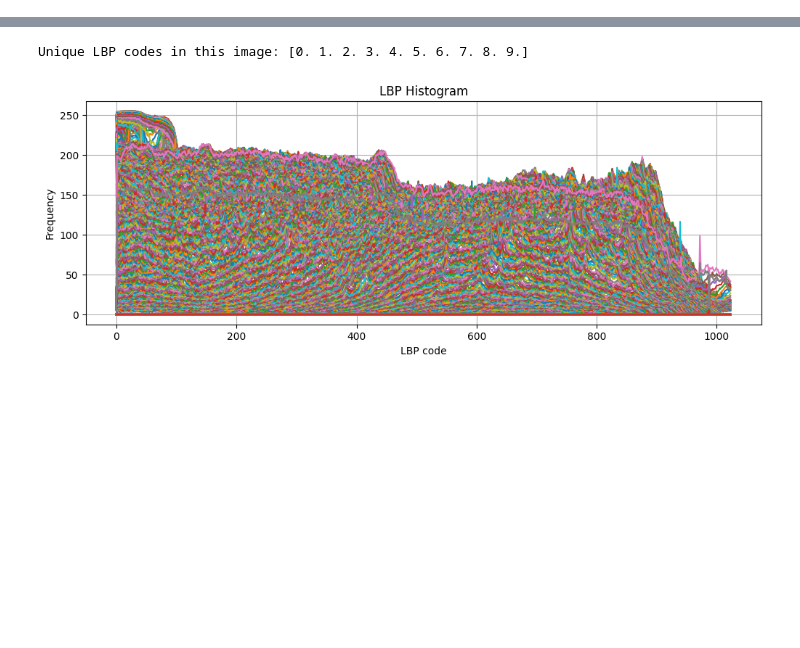
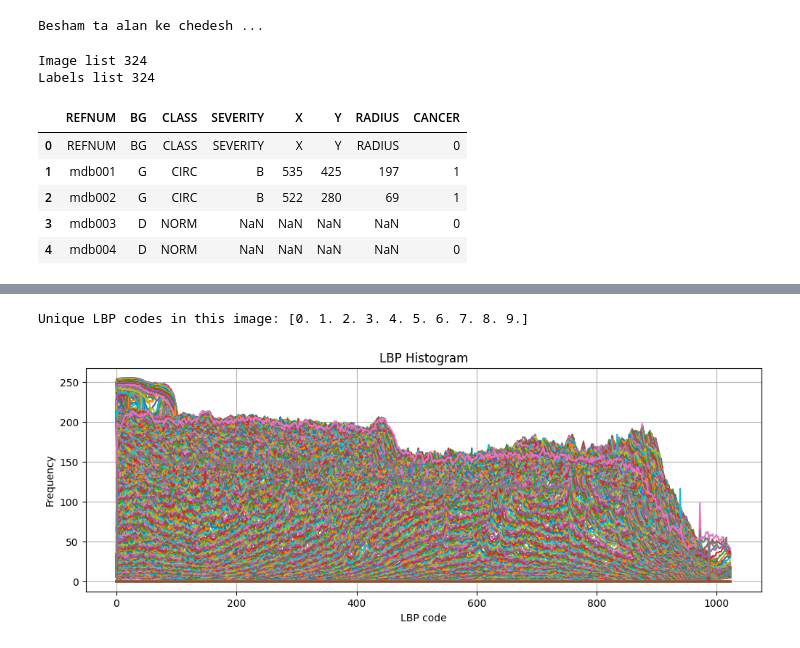
Before and after one commit to Ali-Alian/BCD, a Jupyter notebook: LBP.ipynb, the cells around one changed output, grey strips where cells are left out. Drawn from its saved outputs; the diff is of its cells as text; code cells hidden in the pictures; blank space fills up the shorter version.

```diff
--- a/LBP.ipynb
+++ b/LBP.ipynb
@@ -23,6 +23,47 @@ from tensorflow.keras.models import Model
 from tensorflow.keras.layers import Dense, GlobalAveragePooling2D, Dropout
 from tensorflow.keras.applications import EfficientNetB0
 from tensorflow.keras.preprocessing.image import ImageDataGenerator
+# %%
+# Loud the data folder and the images
+col_names = ['REFNUM', 'BG', 'CLASS', 'SEVERITY', 'X', 'Y', 'RADIUS']
+df = pd.read_csv('data2.txt', sep="\s+", names=col_names, header=None)
+df['CANCER'] = df['SEVERITY'].apply(lambda x: 1 if x in ['B', 'M'] else 0)
+
+images_path = "all-mias"
+
+all_images = []
+all_labels = []
+
+for filename in sorted(os.listdir(images_path)):
+    if filename.lower().endswith('.pgm'):
+        ref_num = os.path.splitext(filename)[0]
+        record = df[df['REFNUM'] == ref_num]
+
+        if not record.empty:
+            full_path = os.path.join(images_path, filename)
+            img_array = cv2.imread(full_path, cv2.IMREAD_GRAYSCALE)
+
+            labels = record['CANCER'].iloc[0]
+
+            all_images.append(img_array)
+            all_labels.append(labels)
+
+print("Besham ta alan ke chedesh ...")
+# %% [output]
+Besham ta alan ke chedesh ...
+# %%
+print(f"Image list {len(all_images)}")
+print(f"Labels list {len(all_labels)}")
+df.head(5)
+# %% [output]
+Image list 324
+Labels list 324
+|  | REFNUM | BG | CLASS | SEVERITY | X | Y | RADIUS | CANCER |
+| 0 | REFNUM | BG | CLASS | SEVERITY | X | Y | RADIUS | 0 |
+| 1 | mdb001 | G | CIRC | B | 535 | 425 | 197 | 1 |
+| 2 | mdb002 | G | CIRC | B | 522 | 280 | 69 | 1 |
+| 3 | mdb003 | D | NORM | NaN | NaN | NaN | NaN | 0 |
+| 4 | mdb004 | D | NORM | NaN | NaN | NaN | NaN | 0 |
 # %%
 img = cv2.imread('all-mias/mdb005.pgm', cv2.IMREAD_GRAYSCALE)
 # print(img.shape, img.dtype)
```
Also changed, not shown: parts of 1 cell of this notebook.
